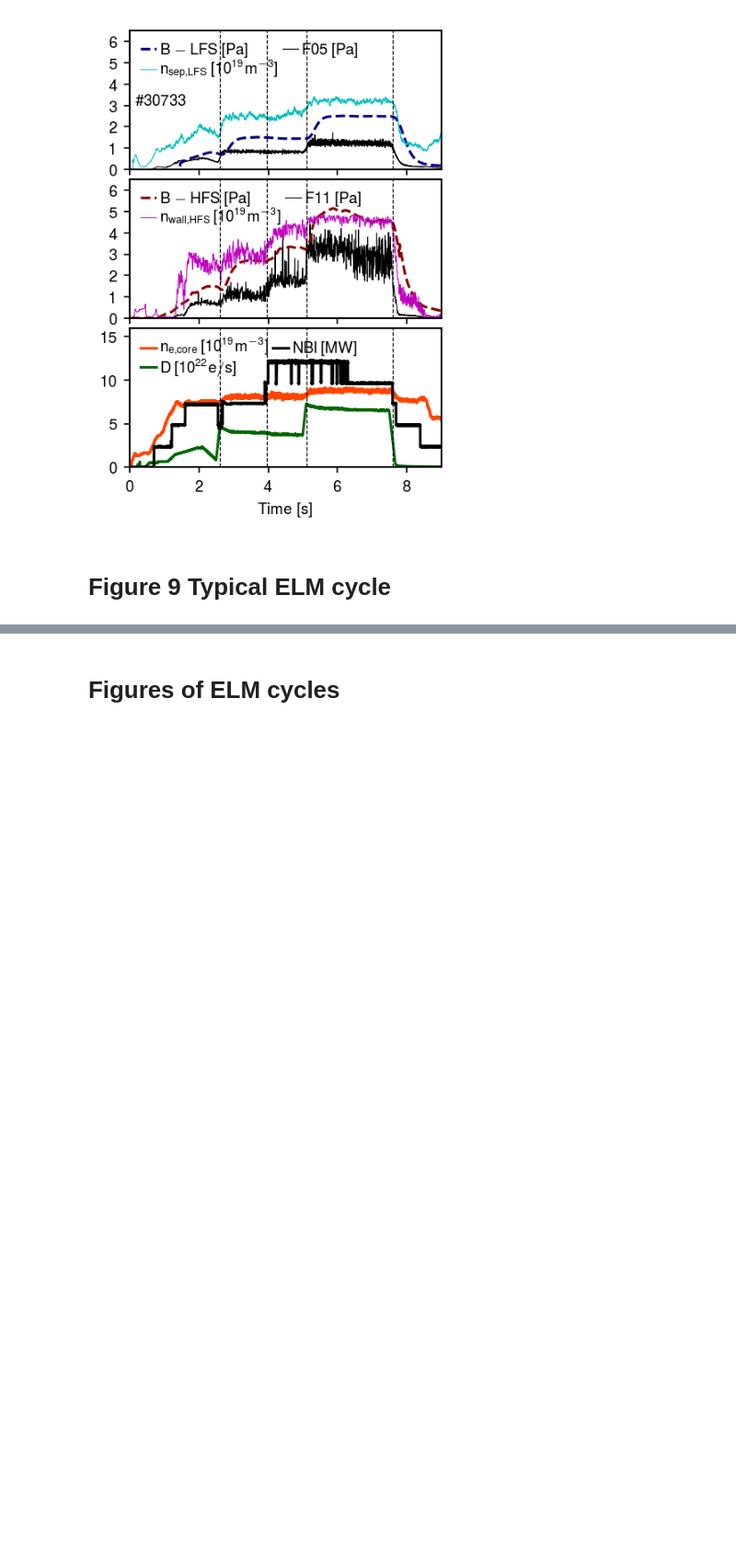
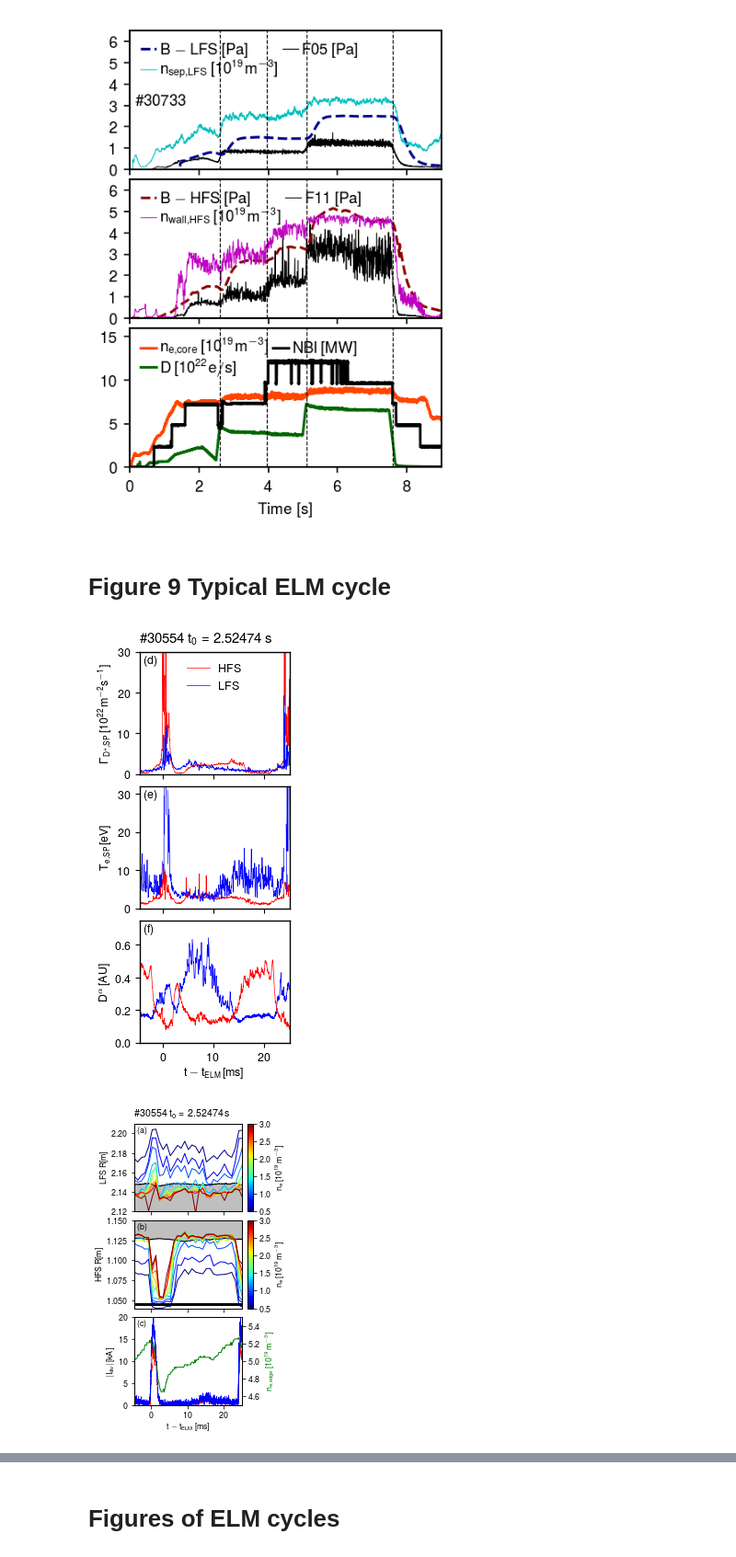
Before and after one commit to guimarais/Hmode_Figures, a Jupyter notebook: Comments_Figures.ipynb, the cells around one changed output, grey strips where cells are left out. Shown: that part at 92% size. Drawn from its saved outputs; the diff is of its cells as text; code cells hidden in the pictures; blank space fills up the shorter version.

```diff
--- a/Comments_Figures.ipynb
+++ b/Comments_Figures.ipynb
@@ -1228,7 +1234,7 @@ import matplotlib.colors as colors
 from getsig import getsig
 import dd
 #
-plt.style.use('helvet')
+plt.style.use('helvet2')
 #
 def smooth(data,N=5):
     return np.convolve(data,np.ones(N)/N,'same');
@@ -1257,15 +1263,11 @@ rdl = dd.shotfile("RDL", shotnr, edition=0)
 ####Parameters for Refplot
 
 refsgr = "HFSR"
-minyvalh = 1.04
-maxyvalh = 1.18
 refstrh = r"$\mathrm{HFS\,R[m]}$"
 
 hfsr = rdl(refsgr, tBegin=ti-0.002, tEnd=tf+0.002)
 
 refsgr = "LFSR"
-minyvall = 2.08
-maxyvall = 2.22
 refstrl = r"$\mathrm{LFS\,R[m]}$"
 
 lfsr = rdl(refsgr, tBegin=ti-0.002, tEnd=tf+0.002)
@@ -1301,6 +1303,12 @@ stou = getsig(shotnr, 'LSD', 'te-ua6', tBegin=ti-0.002, tEnd=tf+0.002)
 stin = getsig(shotnr, 'LSD', 'te-ui6', tBegin=ti-0.002, tEnd=tf+0.002)
 #Edge interferomter
 h5 = getsig(shotnr, 'DCN', 'H-5')
+# %%
+minyvalh = 1.04
+maxyvalh = 1.15
+
+minyvall = 2.12
+maxyvall = 2.21
 # %%
 fig = plt.figure(figsize=(3, 5))
 
@@ -1429,34 +1437,38 @@ axins = inset_axes(ax2,
                loc=6,
                bbox_to_anchor=(1.05, 0., 1, 1),
                bbox_transform=ax2.transAxes,
                borderpad=0,
            )
 
 cbar = plt.colorbar(sc, cax=axins)
 cbar.set_label(r'$\mathrm{n_{e}\,[10^{19}m^{-3}]}$')
 #####################
 ## Third plot
 #####################
 ax3.plot((spin.time-elmtime)/scale, np.abs(spin.data*1e-3), lw=0.5, label=r'HFS', color='r')
 ax3.plot((spou.time-elmtime)/scale, np.abs(spou.data*1e-3), lw=0.5, label=r'LFS', color='b')
 
 ax3.set_ylabel(r'$\mathrm{|I_{div}|\,[kA]}$', color='k')
 
 ax3.set_ylim(0,20)
 
 ax3twin = ax3.twinx()
 ax3twin.plot((h5.time-elmtime)/scale, h5.data*1e-19, color='g', lw=1)
 ax3twin.set_ylabel(r'$\mathrm{n_{e,edge}\,[10^{19}m^{-3}]}$', color='g')
 ax3twin.set_ylim(4.5,5.5)
 
 #ax3.legend(frameon=False)
 ax3.set_xlabel('$\mathrm{t-t_{ELM}\,[ms]}$')
 #####################
 #plt.tight_layout()
 plt.subplots_adjust(left=0.19, right=0.94,
-                    hspace=0.08, bottom=0.09, top=0.94)
+                    hspace=0.1, bottom=0.09, top=0.94)
 
 plt.savefig('./Figures/Figure9a.png', dpi=300)
+plt.show()
+# %% [output]
+[figure, added]
+[figure, added]
 # %%
 fig = plt.figure(figsize=(3, 5), dpi=100)
 
```
Also changed, not shown: parts of 6 cells of this notebook, 13 other files.
